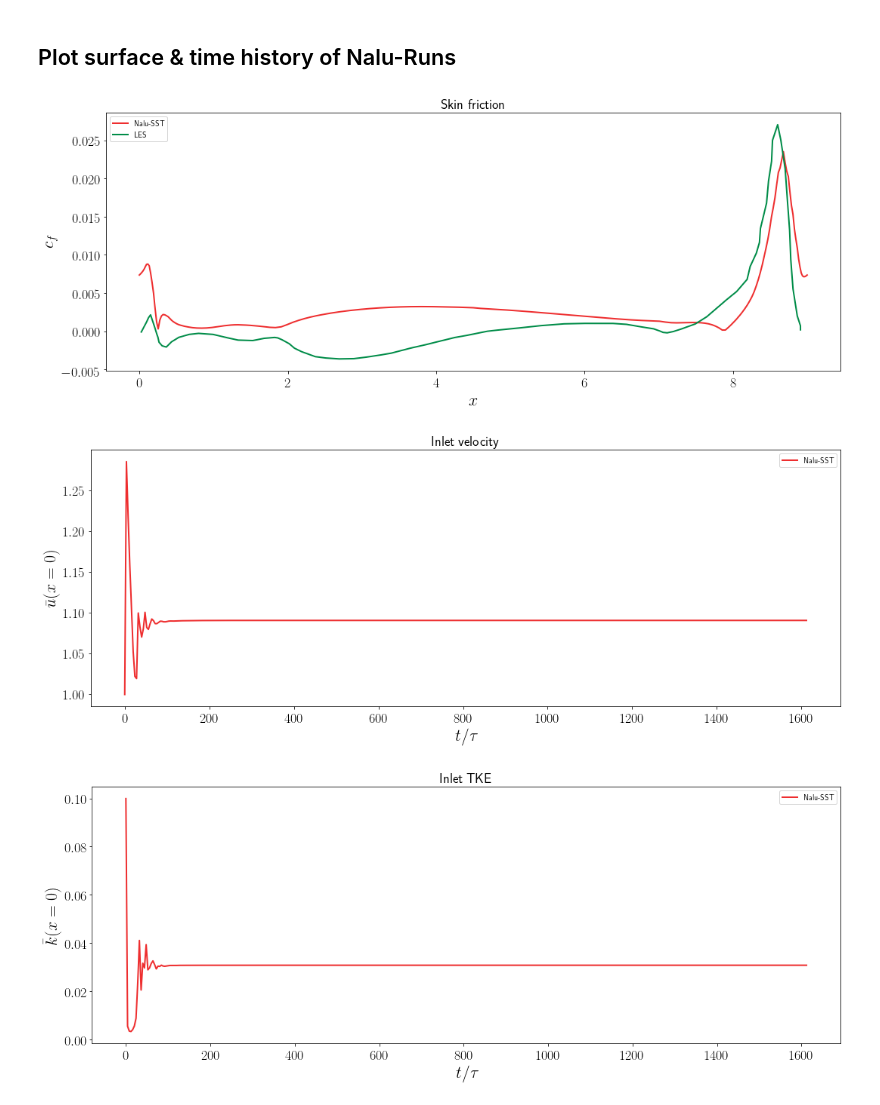
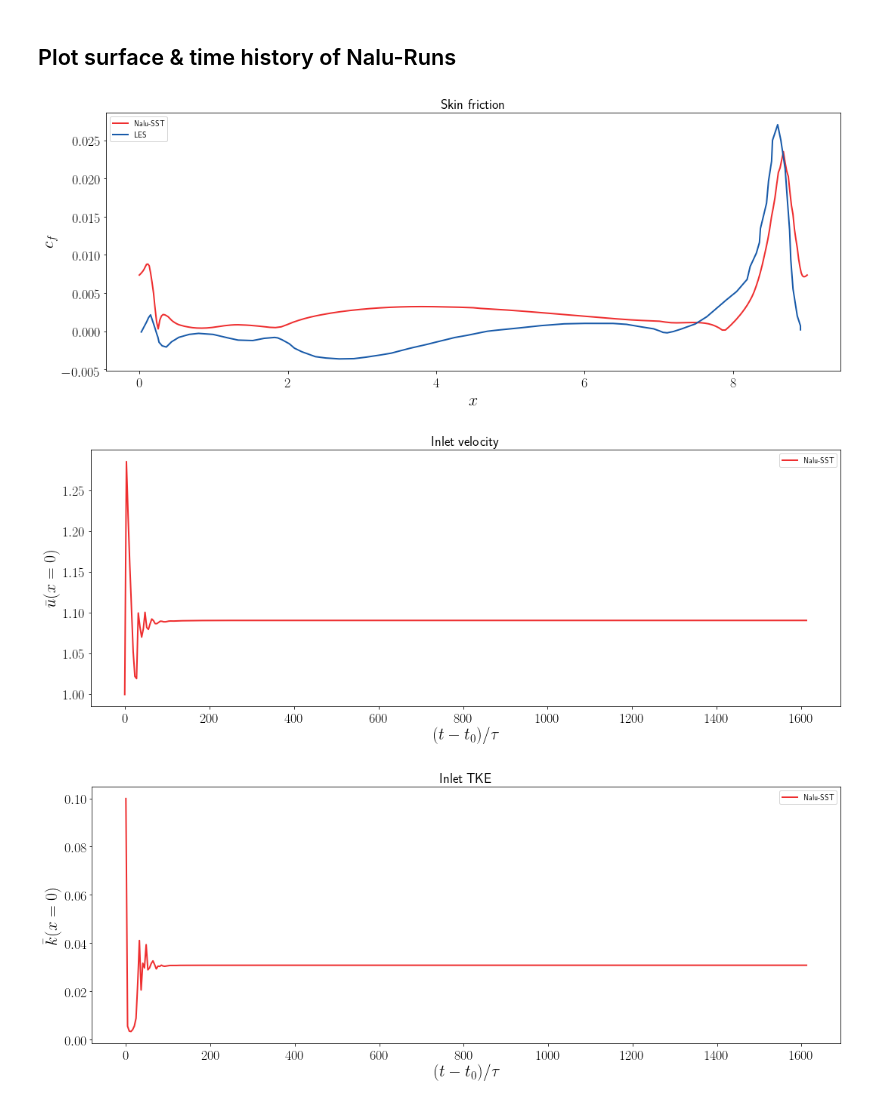
Before and after one commit to Exawind/iddes, a Jupyter notebook: periodicHill/sst/plots.ipynb, the cells around one changed output. Cells and saved outputs as stored; diff of their text form; code cells hidden in the pictures.

```diff
--- a/periodicHill/sst/plots.ipynb
+++ b/periodicHill/sst/plots.ipynb
@@ -19,7 +19,8 @@ figsize=(15,6)
 refdir = os.path.abspath("../marchdf.periodicHill/refdata")
 
 # Put all Nalu-Wind directories to plot here
-fdirlist=[""]
+fdirlist=[['', 'periodicHill_sst.yaml'],
+         ]
 # %%
 # Define the data, styles, and the legend
 expdict  = {'data':plotter.read_exp_data(os.path.join(refdir, "exp")), 'label':"EXP",
@@ -69,8 +70,10 @@ for ds in data2plot:
                          lw=ds['lw'], color=ds['color'], marker=ds['marker'], mec=ds['mec'], mfc=ds['mfc'], ms=ds['ms'], )
 
 # Nalu data
-for i, fdir in enumerate(fdirlist):
-    yname = os.path.join(os.path.dirname(fdir), "periodicHill_sst.yaml")
+for i, fdirentry in enumerate(fdirlist):
+    fdir     = fdirentry[0]
+    yamlfile = fdirentry[1]
+    yname = os.path.join(os.path.dirname(fdir), yamlfile)
     u0, rho0, mu, turb_model = plotter.parse_ic(yname)
     model = turb_model.upper().replace("_", "-")
     legend_elements += [ Line2D([0], [0], lw=2, color=plotter.cmap[i], label=f"Nalu-{model}") ]
@@ -127,9 +130,10 @@ plt.tight_layout()
 ## Plot surface & time history of Nalu-Runs
 # %%
 # Nalu data
-for i, fdir in enumerate(fdirlist):
-
-    yname = os.path.join(os.path.dirname(fdir), "periodicHill_sst.yaml")
+for i, fdirentry in enumerate(fdirlist):
+    fdir     = fdirentry[0]
+    yamlfile = fdirentry[1]
+    yname = os.path.join(os.path.dirname(fdir), yamlfile)
     u0, rho0, mu, turb_model = plotter.parse_ic(yname)
     model = turb_model.upper().replace("_", "-")
     legend_elements += [ Line2D([0], [0], lw=2, color=plotter.cmap[i], label=f"Nalu-{model}")    ]
@@ -148,19 +152,19 @@ for i, fdir in enumerate(fdirlist):
 
     inlet = pd.read_csv(os.path.join(fdir, "inlet.dat"))
     plt.figure("u_inlet", figsize=figsize)
-    plt.plot(inlet.t / tau, inlet.u, lw=2, color=plotter.cmap[i], label=f"Nalu-{model}")
+    plt.plot((inlet.t-inlet.t[0]) / tau, inlet.u, lw=2, color=plotter.cmap[i], label=f"Nalu-{model}")
 
     plt.figure("tke_inlet", figsize=figsize)
-    plt.plot(inlet.t / tau, inlet.tke, lw=2, color=plotter.cmap[i], label=f"Nalu-{model}")
+    plt.plot((inlet.t-inlet.t[0]) / tau, inlet.tke, lw=2, color=plotter.cmap[i], label=f"Nalu-{model}")
 
     plt.figure("sdr_inlet", figsize=figsize)
-    plt.plot(inlet.t / tau, inlet.sdr, lw=2, color=plotter.cmap[i], label=f"Nalu-{model}")
+    plt.plot((inlet.t-inlet.t[0]) / tau, inlet.sdr, lw=2, color=plotter.cmap[i], label=f"Nalu-{model}")
 
 # Plot the LES cf
 ldir = os.path.join(refdir, "les")
 cf = pd.read_csv(os.path.join(ldir, "hill_LES_cf_digitized.dat"), delim_whitespace=True)
 plt.figure("cf")
-plt.plot(cf.x, cf.cf, lw=2, color=plotter.cmap[1], label="LES")
+plt.plot(cf.x, cf.cf, lw=2, color=plotter.cmap[2], label="LES")
 
 
 # Format figures
@@ -173,36 +177,36 @@ plt.setp(ax.get_ymajorticklabels(), fontsize=18, fontweight="bold")
 legend = ax.legend(loc="best")
 plt.title('Skin friction', fontsize=18, fontweight="bold")
 plt.tight_layout()
 
 plt.figure("u_inlet")
 ax = plt.gca()
-plt.xlabel(r"$t / \tau$", fontsize=22, fontweight="bold")
+plt.xlabel(r"$(t-t_0) / \tau$", fontsize=22, fontweight="bold")
 plt.ylabel(r"$\bar{u} (x=0)$", fontsize=22, fontweight="bold")
 plt.setp(ax.get_xmajorticklabels(), fontsize=18, fontweight="bold")
 plt.setp(ax.get_ymajorticklabels(), fontsize=18, fontweight="bold")
 legend = ax.legend(loc="best")
 plt.title('Inlet velocity', fontsize=18, fontweight="bold")
 plt.tight_layout()
 
 plt.figure("tke_inlet")
 ax = plt.gca()
-plt.xlabel(r"$t / \tau$", fontsize=22, fontweight="bold")
+plt.xlabel(r"$(t-t_0) / \tau$", fontsize=22, fontweight="bold")
 plt.ylabel(r"$\bar{k} (x=0)$", fontsize=22, fontweight="bold")
 plt.setp(ax.get_xmajorticklabels(), fontsize=18, fontweight="bold")
 plt.setp(ax.get_ymajorticklabels(), fontsize=18, fontweight="bold")
 legend = ax.legend(loc="best")
 plt.title('Inlet TKE', fontsize=18, fontweight="bold")
 plt.tight_layout()
 
 plt.figure("sdr_inlet")
 ax = plt.gca()
-plt.xlabel(r"$t / \tau$", fontsize=22, fontweight="bold")
+plt.xlabel(r"$(t-t_0) / \tau$", fontsize=22, fontweight="bold")
 plt.ylabel(r"$\bar{\omega} (x=0)$", fontsize=22, fontweight="bold")
 plt.setp(ax.get_xmajorticklabels(), fontsize=18, fontweight="bold")
 plt.setp(ax.get_ymajorticklabels(), fontsize=18, fontweight="bold")
 legend = ax.legend(loc="best")
 plt.tight_layout()
 # %% [output]
-[figure, old version]
+[figure, new version]
-[figure, old version]
+[figure, new version]
-[figure, old version]
+[figure, new version]
```
Also changed, not shown: parts of 1 cell of this notebook, 13 other files.
